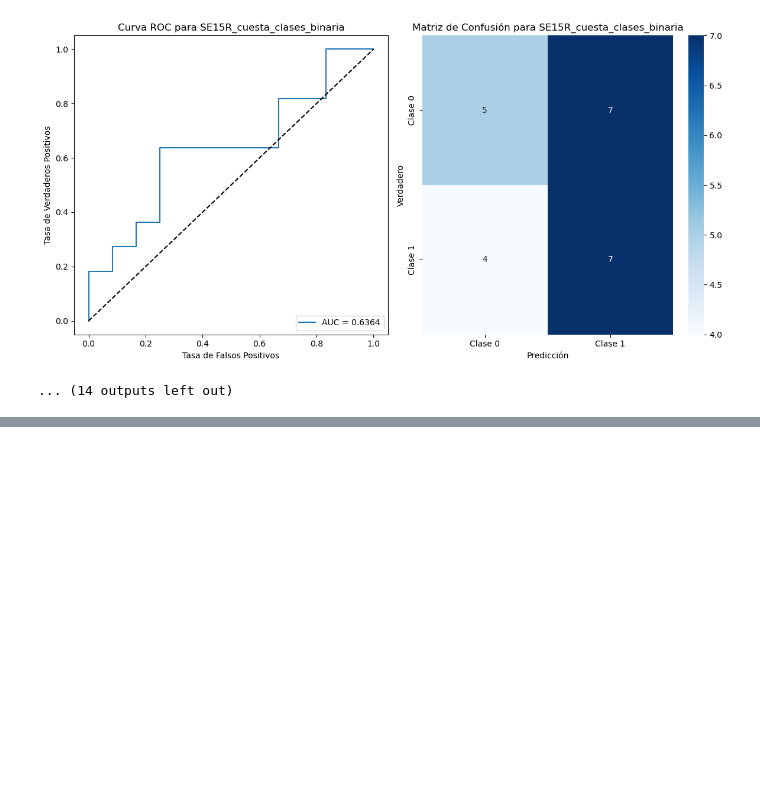
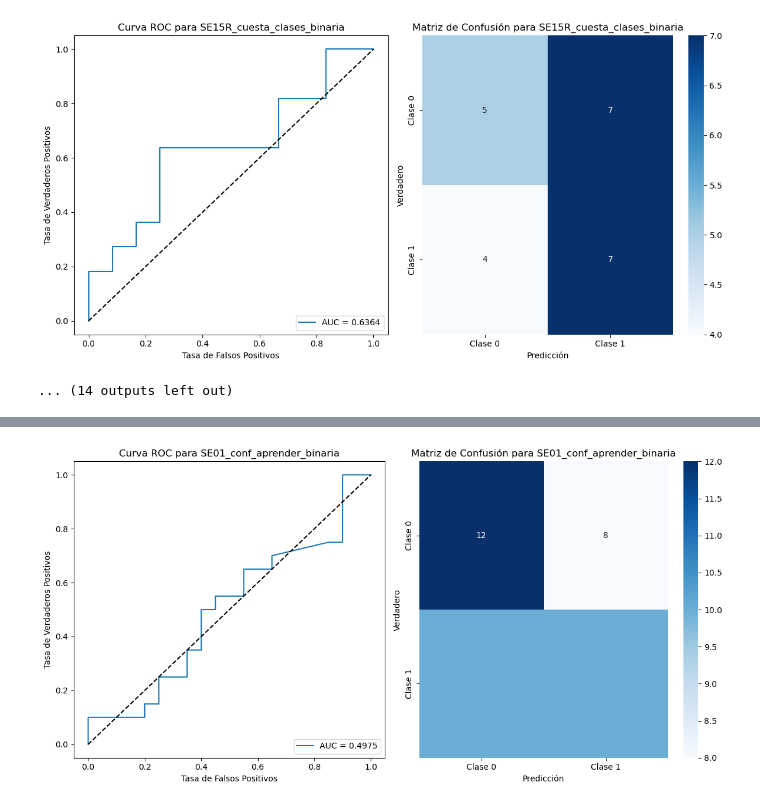
Before and after one commit to JoaquinSotomayor-Gomez/informeEstadistica, a Jupyter notebook: Analisis ordenado-Copy1.ipynb, the cells around one changed output, grey strips where cells are left out. Cells and saved outputs as stored; diff of their text form; code cells hidden in the pictures; blank space fills up the shorter version.

```diff
--- a/Analisis ordenado-Copy1.ipynb
+++ b/Analisis ordenado-Copy1.ipynb
@@ -533,0 +704,99 @@ Matriz de confusión para SE15R_cuesta_clases_binaria:
+# %%
+import pandas as pd
+from sklearn.linear_model import LogisticRegression
+from sklearn.model_selection import train_test_split
+from sklearn.metrics import classification_report, roc_auc_score, confusion_matrix, roc_curve
+from sklearn.utils import resample
+import matplotlib.pyplot as plt
+import seaborn as sns
+
+# Asegúrate de que el dataframe 'df' ya esté cargado
+# Creamos una lista de las variables a predecir
+predictors = ['count_try_step',
+    'count_incorrect_attempts', 'total_time_in_question', 'avg_time_to_first_hint',
+    'more_difficult_changes', 'easier_changes'
+]
+target_variables = [
+    'SE01_conf_aprender_binaria', 'SE02_autonomia_aprender_binaria',
+    'SE14R_cuesta_ejercicios_binaria', 'SE03_resolver_ejercicios_binaria',
+    'SE04_estudiar_tiempo_necesario_binaria', 'SE15R_cuesta_clases_binaria',
+    'SE06_entender_compleja_binaria', 'SE08_buscar_ayuda_autonomia_binaria',
+    'SE09_conf_aprobar_binaria', 'SE10_identif_baches_binaria',
+    'SE16R_cuesta_comparacion_binaria', 'SE11_entender_clases_binaria',
+    'SE13_resiliencia_binaria'
+]
+
+# Iterar sobre cada una de las variables dependientes
+for target in target_variables:
+    df_copy = df.copy()
+
+    # Eliminar valores nulos antes del balanceo
+    df_copy = df_copy.dropna(subset=predictors + [target])
+
+    # Separar en dos grupos según el valor del target
+    group_0 = df_copy[df_copy[target] == 0]
+    group_1 = df_copy[df_copy[target] == 1]
+
+    # Balancear las clases por oversampling en el grupo minoritario
+    if len(group_0) > len(group_1):
+        group_0_resampled = resample(group_0,
+                                      n_samples=len(group_1),  # Aumentar el grupo 0 al tamaño del grupo 1
+                                      random_state=1234)
+        df_balanced = pd.concat([group_0_resampled, group_1])
+    else:
+        group_1_resampled = resample(group_1,
+                                      n_samples=len(group_0),  # Aumentar el grupo 1 al tamaño del grupo 0
+                                      random_state=1234)
+        df_balanced = pd.concat([group_0, group_1_resampled])
+
+    # Separar características y target
+    X = df_balanced[predictors]
+    y = df_balanced[target]
+
+    # Verificar balance antes de train_test_split
+    print(f'Distribución de y antes de train_test_split para {target}:\n{y.value_counts()}')
+
+    # Dividir en conjunto de entrenamiento y prueba con estratificación
+    X_train, X_test, y_train, y_test = train_test_split(
+        X, y, test_size=0.2, random_state=42, stratify=y
+    )
+
+    # Crear el modelo de regresión logística
+    model = LogisticRegression()
+    model.fit(X_train, y_train)
+
+    # Realizar predicciones
+    y_pred = model.predict(X_test)
+    y_pred_prob = model.predict_proba(X_test)[:, 1]
+
+    # Reportar los resultados
+    print(f'Reporte para {target}:')
+    print(classification_report(y_test, y_pred))
+
+    auc = roc_auc_score(y_test, y_pred_prob)
+    print(f'Área bajo la curva (AUC) para {target}: {auc:.4f}')
+
+    cm = confusion_matrix(y_test, y_pred)
+    print(f'Matriz de confusión para {target}:\n{cm}')
+
+    # Graficar la curva ROC
+    fpr, tpr, thresholds = roc_curve(y_test, y_pred_prob)
+    plt.figure(figsize=(12, 6))
+    plt.subplot(1, 2, 1)
+    plt.plot(fpr, tpr, label=f'AUC = {auc:.4f}')
+    plt.plot([0, 1], [0, 1], 'k--')
+    plt.xlabel('Tasa de Falsos Positivos')
+    plt.ylabel('Tasa de Verdaderos Positivos')
+    plt.title(f'Curva ROC para {target}')
+    plt.legend(loc='lower right')
+
+    # Graficar la matriz de confusión
+    plt.subplot(1, 2, 2)
+    sns.heatmap(cm, annot=True, fmt='d', cmap='Blues', xticklabels=['Clase 0', 'Clase 1'], yticklabels=['Clase 0', 'Clase 1'])
+    plt.xlabel('Predicción')
+    plt.ylabel('Verdadero')
+    plt.title(f'Matriz de Confusión para {target}')
+
+    plt.tight_layout()
+    plt.show()
+# %% [output]
@@ -533,0 +822 @@ Matriz de confusión para SE15R_cuesta_clases_binaria:
+[figure, added]
```
Also changed, not shown: parts of 15 cells of this notebook.
